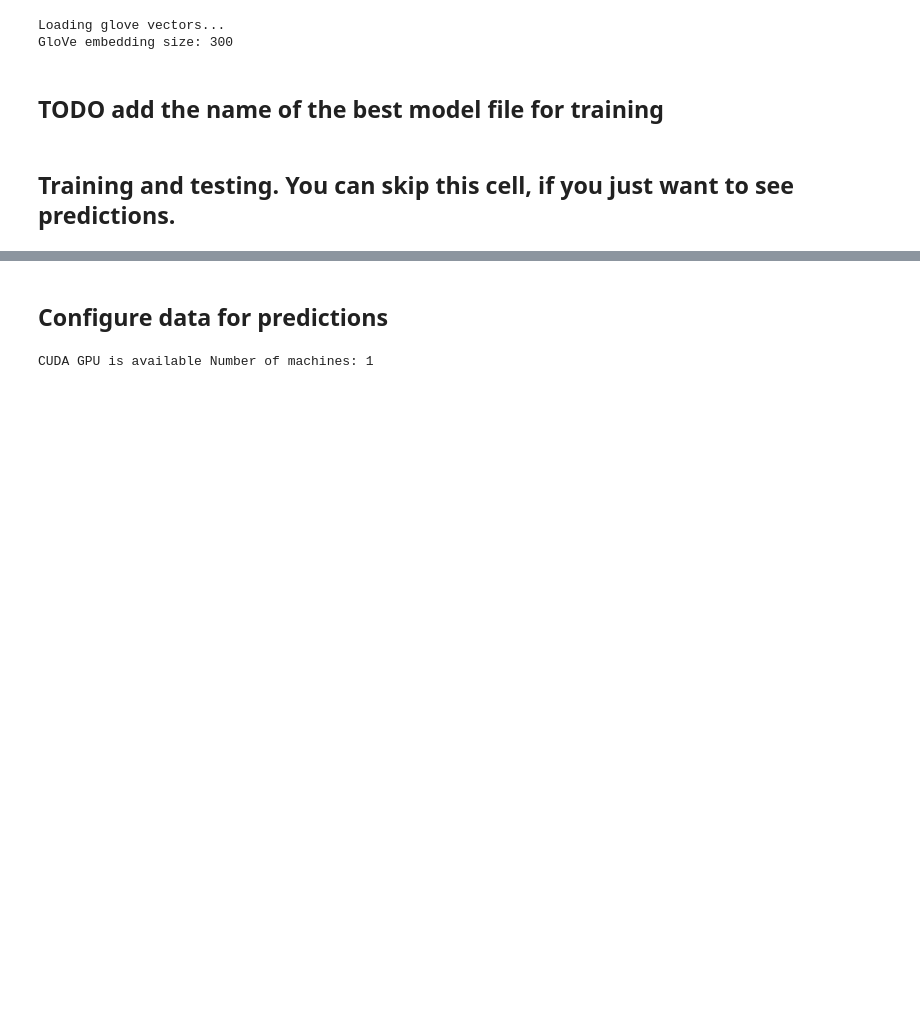
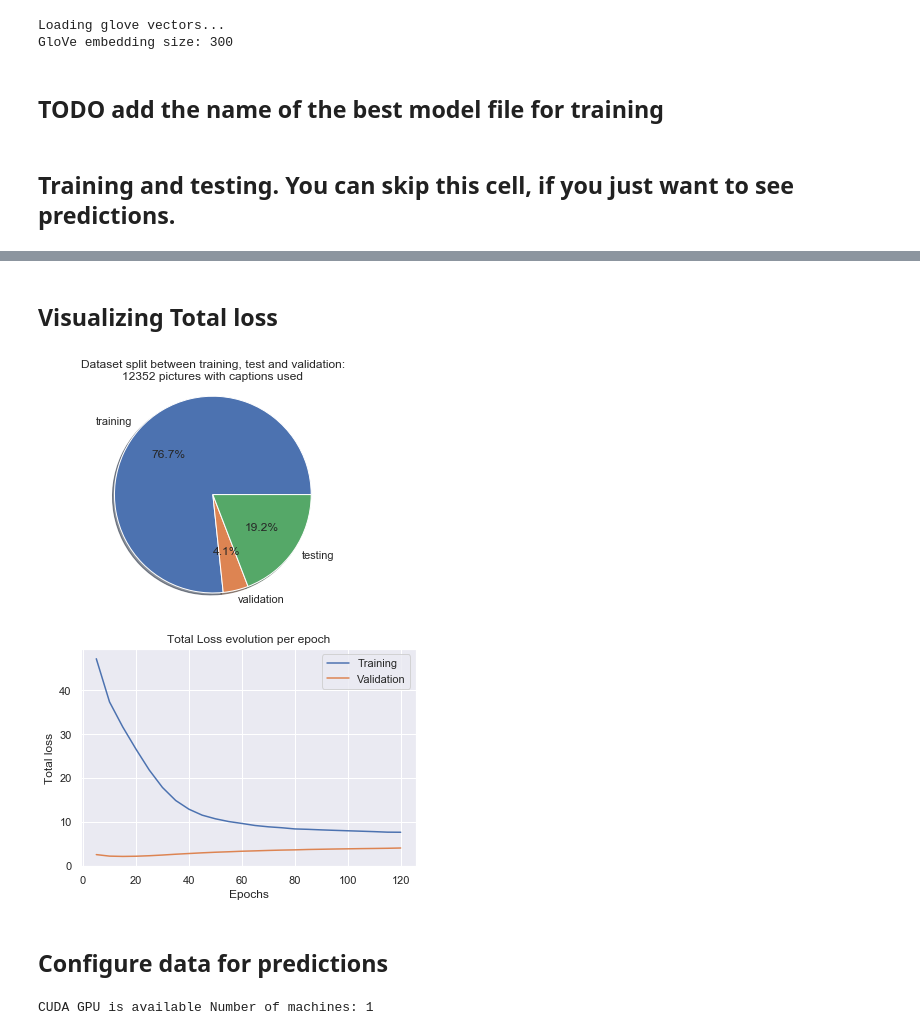
Before and after one commit to rafiberlin/s2020_image_caption_deep_nl, a Jupyter notebook: src/run_model_evaluation.ipynb, the cells around one changed output, grey strips where cells are left out. Cells and saved outputs as stored; diff of their text form; code cells hidden in the pictures; blank space fills up the shorter version.

Commit message:
Adding some visualization

```diff
--- a/src/run_model_evaluation.ipynb
+++ b/src/run_model_evaluation.ipynb
@@ -42,7 +42,7 @@ hparams = {
    "sgd_momentum": None,#
    "break_training_loop_percentage": 10,
    "drop_out_prob" : 0,# only when "rnn_layers" > 1, otherwise set to 0
-   "sampling_method": "",# either "beam_search", "sample_search" or "" for a greedy search
+   "sampling_method": "beam_search_early",# either "beam_search", "sample_search" or "" for a greedy search
    "beam_width": 3,
    "training_report_frequency" : 5,
    "last_saved_model" : None,
@@ -198,4 +199,56 @@ Geometric Gold Bleu Scores:
 ##########################################################
+# %% [markdown]
+## Visualizing Total loss
+# %%
+import preprocessing as prep
+import pandas as pd
+import seaborn as sns
+import numpy as np
+import matplotlib.pyplot as plt
+%matplotlib inline
+sns.set()
+
+def plot_pie_chart(df, col_name, directory="./data/"):
+    counts = df[col_name].value_counts()
+    labels = [label for label in counts.axes[0]]
+    sizes = [size for size in counts]
+    fig1, ax1 = plt.subplots()
+    ax1.pie(sizes, labels=labels, autopct='%1.1f%%', shadow=True)
+    ax1.axis('equal')
+    plt.title(str(col_name) + ": class distribution")
+    save_path = os.path.join(directory, f"{str(col_name)}.png")
+    plt.savefig(save_path)
+
+
+pd.DataFrame({"data"})
+
+fig1, ax1 = plt.subplots()
+train_size = len(train_loader)*hparams["batch_size"]
+val_size = len(val_loader)*hparams["batch_size"]
+test_size = len(test_loader)*hparams["batch_size"]
+ax1.pie([train_size,val_size,test_size], labels=["training","validation","testing"], autopct='%1.1f%%', shadow=True)
+ax1.axis('equal')
+plt.title(f"Dataset split between training, test and validation:\n{train_size+val_size+test_size} pictures with captions used")
+plt.show()
+
+train_loss_file = "loss_lp10_img480_cs416_resnet50_gru_l2_hdim512_emb300_lr0.001_wd0_epo120_bat32_do0_cut2_can5_with_norm_ie_s.pt.json"
+val_loss_file= "val_loss_lp10_img480_cs416_resnet50_gru_l2_hdim512_emb300_lr0.001_wd0_epo120_bat32_do0_cut2_can5_with_norm_ie_s.pt.json"
+
+# list of lists. The first entry is the epoch, the second is the corresponding total loss
+train_loss = prep.read_json_config(os.path.join(hparams["model_storage"],train_loss_file))
+val_loss = prep.read_json_config(os.path.join(hparams["model_storage"],val_loss_file))
+
+df_loss = pd.DataFrame({"epochs": np.array([data[0]for data in train_loss]), "training_loss":np.array([data[1]for data in train_loss]), "validation_loss":np.array([data[1] for data in val_loss])})
+
+ax = sns.lineplot( x="epochs", y="training_loss" ,data=df_loss, label="Training")
+ax2 = sns.lineplot( x="epochs", y="validation_loss" ,data=df_loss, label="Validation")
+plt.xlabel("Epochs")
+plt.ylabel("Total loss")
+plt.title("Total Loss evolution per epoch") # You can comment this line out if you don't need title
+plt.show(ax2)
+# %% [output]
+[figure, added]
+[figure, added]
 # %% [markdown]
 ## Configure data for predictions
 # %%
```
Also changed, not shown: parts of 3 cells of this notebook, 2 other files.
